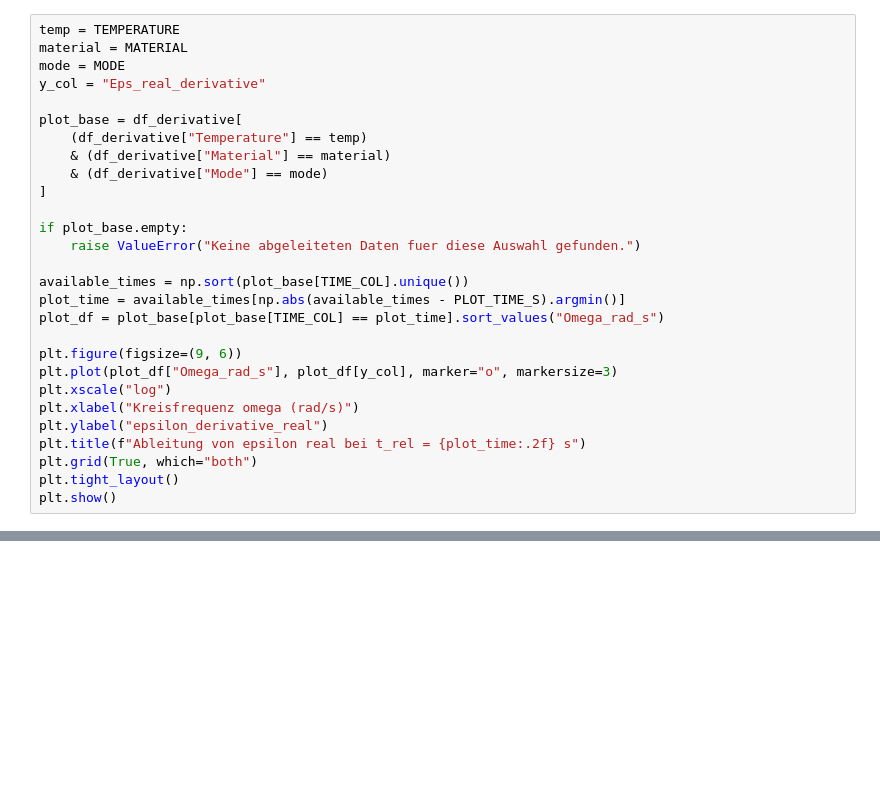
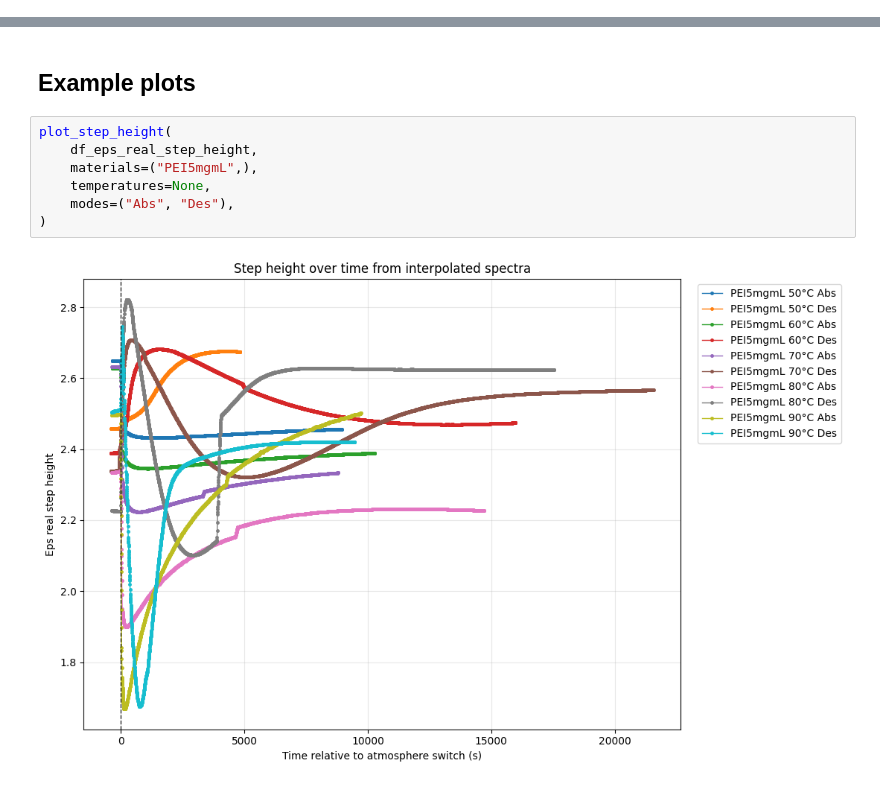
Before and after one commit to maxwolters02/bachelor-thesis, a Jupyter notebook: Code/interpolation.ipynb, the cells around one changed output, grey strips where cells are left out. Saved outputs shown, nothing was run; the diff lists cells and outputs as text; blank space fills up the shorter version.

```diff
--- a/Code/interpolation.ipynb
+++ b/Code/interpolation.ipynb
@@ -675,28 +0,0 @@ Ein abgeleitetes interpoliertes Spektrum wird gegen die Kreisfrequenz geplottet.
-# %%
-temp = TEMPERATURE
-material = MATERIAL
-mode = MODE
-y_col = "Eps_real_derivative"
-
-plot_base = df_derivative[
-    (df_derivative["Temperature"] == temp)
-    & (df_derivative["Material"] == material)
-    & (df_derivative["Mode"] == mode)
-]
-
-if plot_base.empty:
-    raise ValueError("Keine abgeleiteten Daten fuer diese Auswahl gefunden.")
-
-available_times = np.sort(plot_base[TIME_COL].unique())
-plot_time = available_times[np.abs(available_times - PLOT_TIME_S).argmin()]
-plot_df = plot_base[plot_base[TIME_COL] == plot_time].sort_values("Omega_rad_s")
-
-plt.figure(figsize=(9, 6))
-plt.plot(plot_df["Omega_rad_s"], plot_df[y_col], marker="o", markersize=3)
-plt.xscale("log")
-plt.xlabel("Kreisfrequenz omega (rad/s)")
-plt.ylabel("epsilon_derivative_real")
-plt.title(f"Ableitung von epsilon real bei t_rel = {plot_time:.2f} s")
-plt.grid(True, which="both")
-plt.tight_layout()
-plt.show()
@@ -777,0 +702,11 @@ plt.show()
+# %% [markdown]
+## Example plots
+# %%
+plot_step_height(
+    df_eps_real_step_height,
+    materials=("PEI5mgmL",),
+    temperatures=None,
+    modes=("Abs", "Des"),
+)
+# %% [output]
+[figure, added]
```
Also changed, not shown: parts of 45 cells of this notebook, 2 other files.
